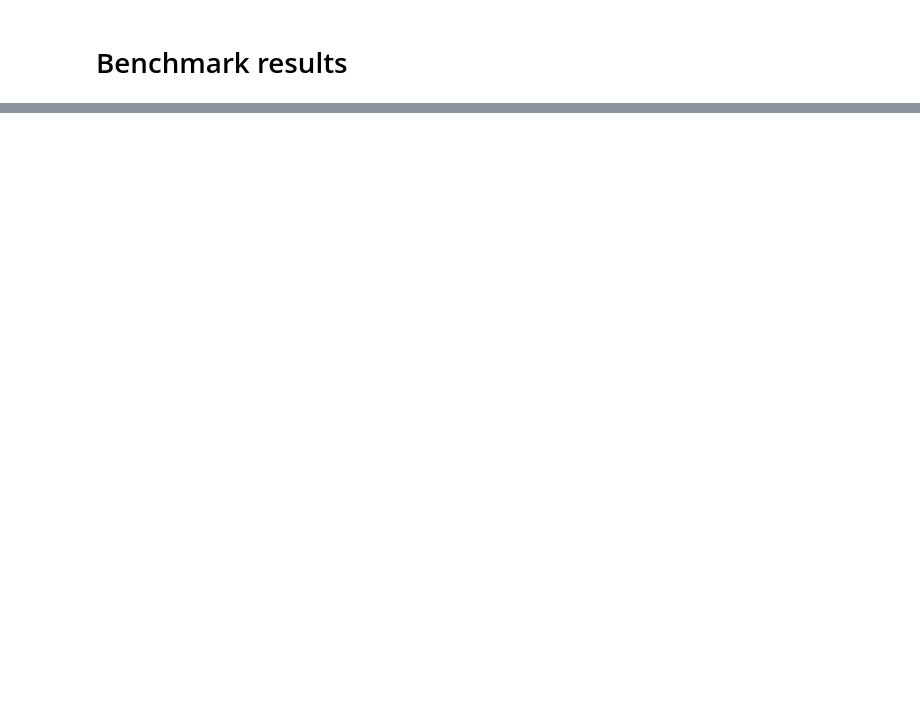
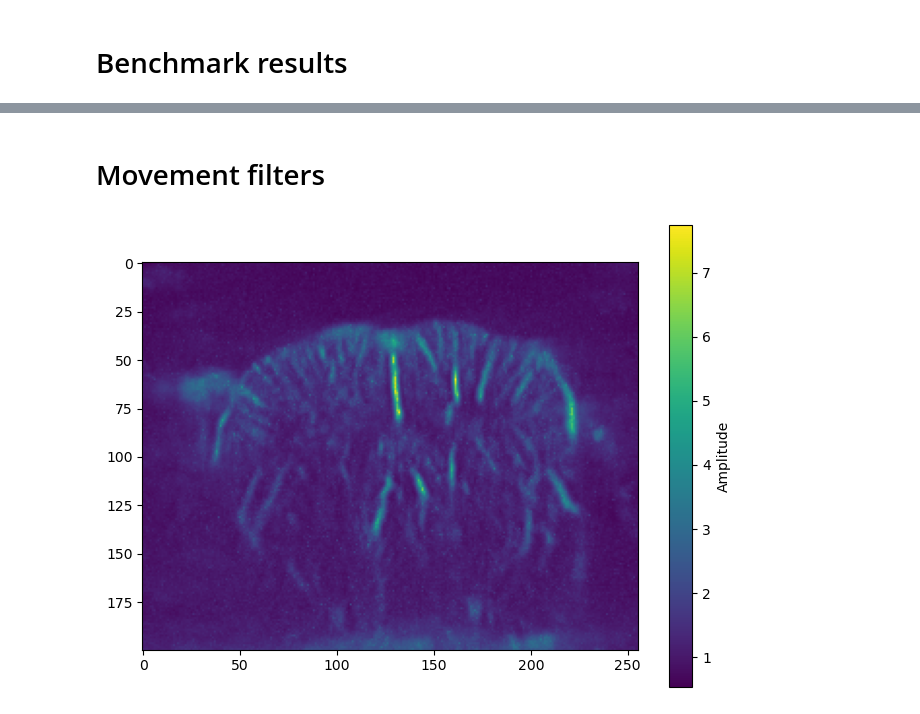
Before and after one commit to MatthieuVAUTRIN/superresolution, a Jupyter notebook: 003_post_bf_processing.ipynb, the cells around one changed output, grey strips where cells are left out. Saved outputs shown, nothing was run; the diff lists cells and outputs as text; code cells hidden in the pictures; blank space fills up the shorter version.

Commit message:
color doppler, IQ beamforming

```diff
--- a/003_post_bf_processing.ipynb
+++ b/003_post_bf_processing.ipynb
@@ -295,3 +305,17 @@ Beamformed data of shape (200, 256) saved at: ./data_filtered/mouse_long_concat/
+# %%
+# plt.plot(np.arctan(filtered_hp_svd[:,100,70].imag / filtered_hp_svd[:,100,70].real))
+
+instantaneous_phase = np.arctan(filtered_hp_svd.imag / filtered_hp_svd.real)
+
+test_mat = np.zeros_like(filtered_hp_svd)
+# %%
+for i in range(0, filtered_hp_svd.shape[1]):
+    for j in range(0, filtered_hp_svd.shape[0]):
+        phase_shift = 0
+        for k in range(filtered_hp_svd.shape[2]-1 , -1, -1):
+            phase_shift -= instantaneous_phase[j,i,k]
+
+        test_mat[j,i,k] = 0 if phase_shift > 0 else filtered_hp_svd[j,i,k]
 # %% [markdown]
 # Benchmark results
 # %%
@@ -348,0 +373,33 @@ Signal: -29.58 dB, Noise: -41.23 dB, SNR: 11.65 dB
+# %% [markdown]
+# Movement filters
+# %%
+def filter_movement(rf_data, frames, direction = "up"):
+    filtered_rf_data = np.zeros_like(rf_data, dtype=np.complex64)
+    flow_intensity_map = np.zeros((rf_data.shape[0], rf_data.shape[1]), dtype=np.float32)
+
+    instantaneous_phase = np.angle(rf_data)
+
+    for i in range(0, rf_data.shape[1]):    #tranducers
+        for j in range(0, rf_data.shape[0]):    #samples depth
+            for k in range(1 , frames):  #frames
+
+                phase_shift = instantaneous_phase[j,i,k] - instantaneous_phase[j,i,k-1]
+                if direction == "up":
+                    filtered_rf_data[j,i,k] = 0 if phase_shift > 0 else rf_data[j,i,k]
+                    flow_intensity_map[j,i] += np.abs(filtered_rf_data[j,i,k])
+                elif direction == "down":
+                    filtered_rf_data[j,i,k] = 0 if phase_shift < 0 else rf_data[j,i,k]
+                    flow_intensity_map[j,i] += np.abs(filtered_rf_data[j,i,k])
+
+
+    return filtered_rf_data, flow_intensity_map
+# %%
+if complex_bf:
+    filtered_hp_svd_up, flow_intensity_up = filter_movement(filtered_hp_svd, filtered_hp_svd.shape[2], "up")
+    filtered_hp_svd_down,flow_intensity_down = filter_movement(filtered_hp_svd, filtered_hp_svd.shape[2], "down")
+
+    plt.figure(figsize=(8,6))
+    plt.imshow(np.sqrt(np.sum(np.abs(filtered_hp_svd), axis = 2)))
+    plt.colorbar(label='Amplitude')
+# %% [output]
+[figure, added]
```
Also changed, not shown: parts of 16 cells of this notebook, 27 other files.
